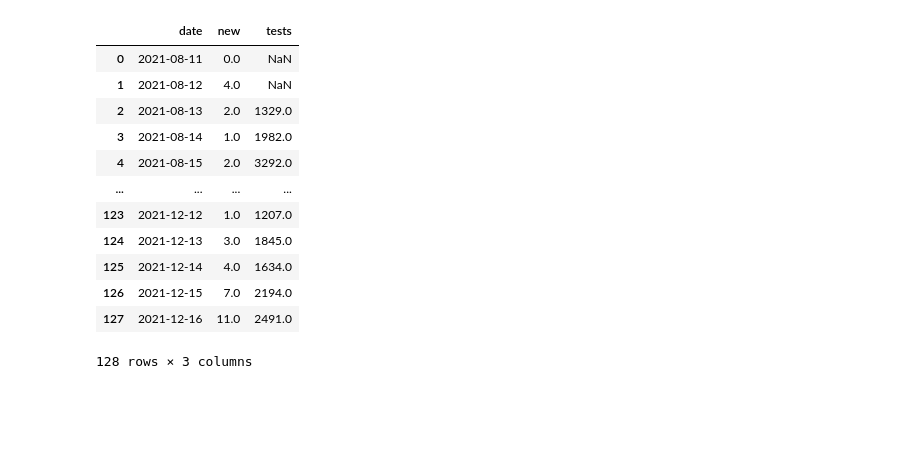
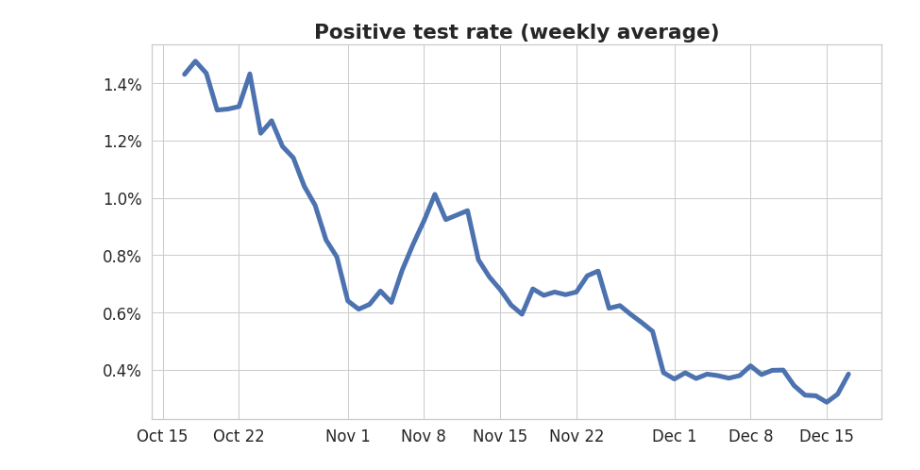
Before and after one commit to MarkusMannheim/act-coronavirus-teaser, a Jupyter notebook: data/tv_graphics.ipynb, the cells around one changed output. Saved outputs shown, nothing was run; the diff lists cells and outputs as text; code cells hidden in the pictures; blank space fills up the shorter version.

```diff
--- a/data/tv_graphics.ipynb
+++ b/data/tv_graphics.ipynb
@@ -1,20 +1,27 @@
 # %%
 import pandas as pd, matplotlib.pyplot as plt, seaborn as sns, matplotlib.ticker as ticker, matplotlib.dates as mdates
-sns.set(style="darkgrid", font_scale=1.25)
+sns.set(style="whitegrid", font_scale=1.5)
 
 data = pd.read_csv("caseData.csv", usecols=[0, 1, 10], parse_dates=["date"])
-data
+data = data.dropna()
+data = data[data["tests"] > 0]
+data["test_rate"] = data["new"] / (data["new"] + data["tests"])
+for i in data.index:
+    date = data.at[i, "date"]
+    d = data[(data["date"] <= date) & (data["date"] > (date - pd.Timedelta(days=7)))]
+    average = d["test_rate"].sum() / len(d)
+    data.at[i, "test_rate_avg"] = average
+
+fig, ax = plt.subplots(
+    tight_layout=True,
+    figsize=(12, 6.75)
+)
+sns.lineplot(data=data[data["date"] > pd.Timestamp("2021-10-16")], ax=ax, x="date", y="test_rate_avg", lw=5)
+plt.xlabel(None)
+plt.ylabel(None)
+ax.xaxis.set_major_formatter(mdates.DateFormatter("%b %-d"))
+ax.yaxis.set_major_formatter(ticker.PercentFormatter(1, 1))
+plt.title("Positive test rate (weekly average)", fontweight="bold", fontsize="large")
+plt.savefig("test_rate.jpg")
 # %% [output]
-|  | date | new | tests |
-| 0 | 2021-08-11 | 0.0 | NaN |
-| 1 | 2021-08-12 | 4.0 | NaN |
-| 2 | 2021-08-13 | 2.0 | 1329.0 |
-| 3 | 2021-08-14 | 1.0 | 1982.0 |
-| 4 | 2021-08-15 | 2.0 | 3292.0 |
-| ... | ... | ... | ... |
-| 123 | 2021-12-12 | 1.0 | 1207.0 |
-| 124 | 2021-12-13 | 3.0 | 1845.0 |
-| 125 | 2021-12-14 | 4.0 | 1634.0 |
-| 126 | 2021-12-15 | 7.0 | 2194.0 |
-| 127 | 2021-12-16 | 11.0 | 2491.0 |
-128 rows × 3 columns
+[figure, added]
```
Also changed, not shown: 1 other file.
